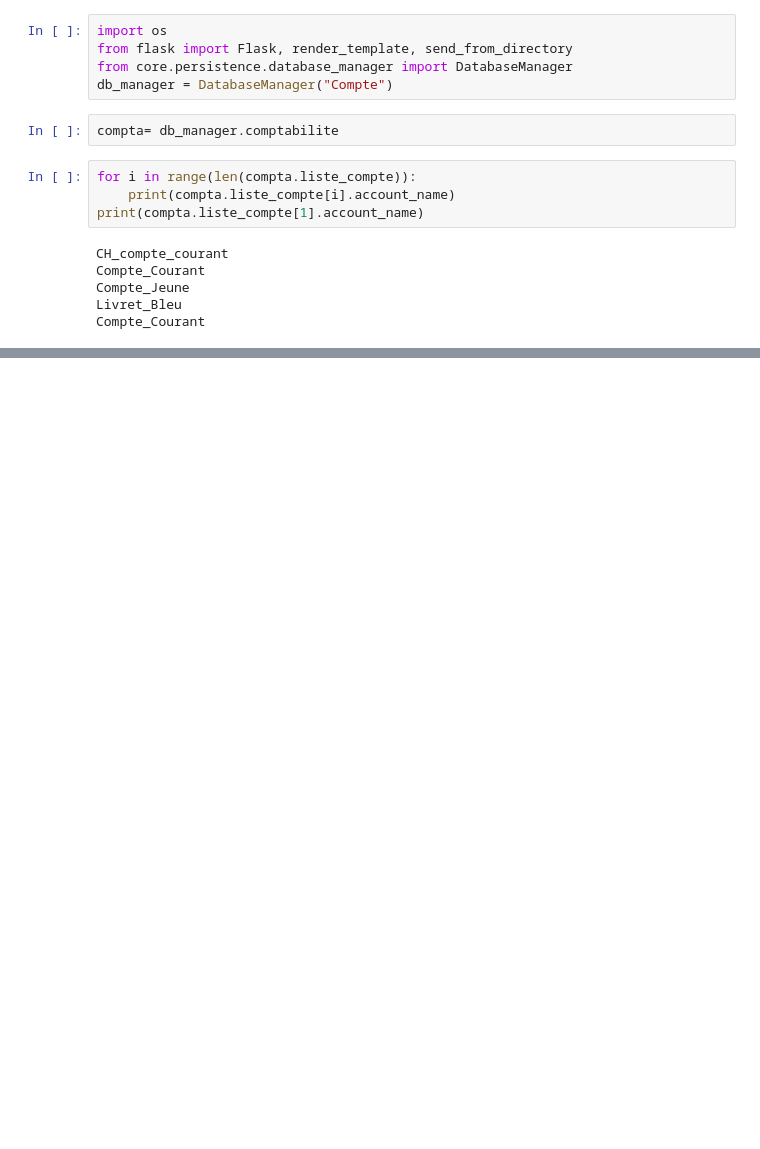
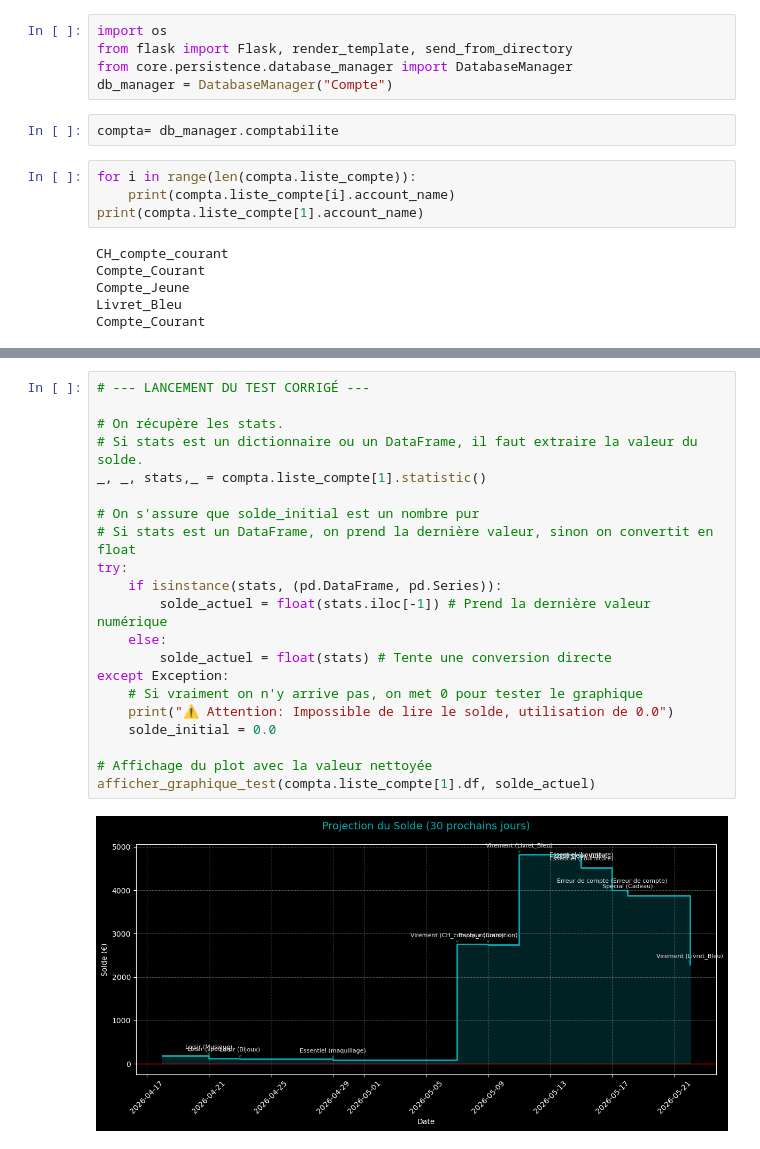
Before and after one commit to dragonfuneste/Accounting_Application, a Jupyter notebook: Testing.ipynb, the cells around one changed output, grey strips where cells are left out. Saved outputs shown, nothing was run; the diff lists cells and outputs as text; blank space fills up the shorter version.

```diff
--- a/Testing.ipynb
+++ b/Testing.ipynb
@@ -271,0 +370,23 @@ else:
+# %%
+# --- LANCEMENT DU TEST CORRIGÉ ---
+
+# On récupère les stats.
+# Si stats est un dictionnaire ou un DataFrame, il faut extraire la valeur du solde.
+_, _, stats,_ = compta.liste_compte[1].statistic()
+
+# On s'assure que solde_initial est un nombre pur
+# Si stats est un DataFrame, on prend la dernière valeur, sinon on convertit en float
+try:
+    if isinstance(stats, (pd.DataFrame, pd.Series)):
+        solde_actuel = float(stats.iloc[-1]) # Prend la dernière valeur numérique
+    else:
+        solde_actuel = float(stats) # Tente une conversion directe
+except Exception:
+    # Si vraiment on n'y arrive pas, on met 0 pour tester le graphique
+    print("⚠️ Attention: Impossible de lire le solde, utilisation de 0.0")
+    solde_initial = 0.0
+
+# Affichage du plot avec la valeur nettoyée
+afficher_graphique_test(compta.liste_compte[1].df, solde_actuel)
+# %% [output]
+[figure, added]
```
Also changed, not shown: parts of 12 cells of this notebook, 15 other files.
